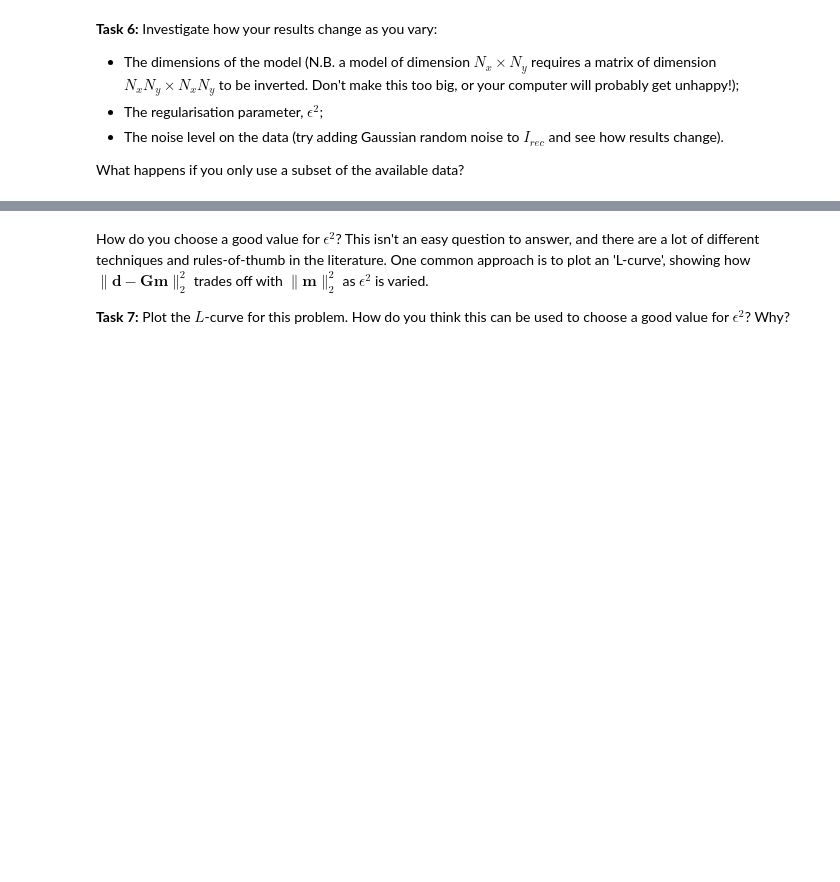
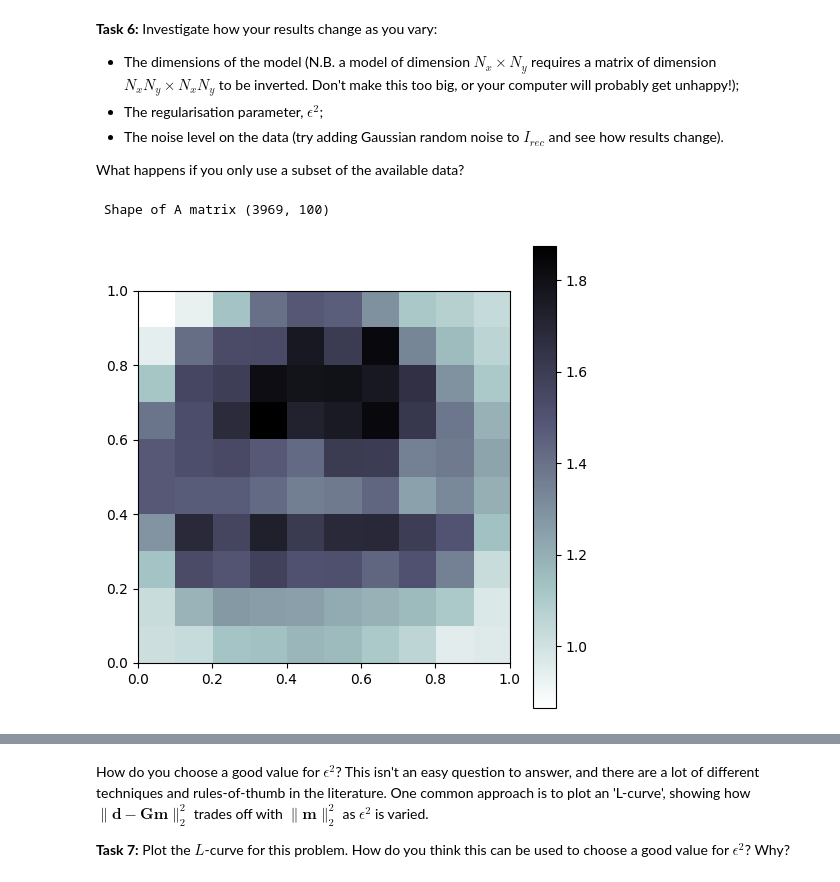
Before and after one commit to msambridge/InversionPracticals, a Jupyter notebook: Solutions/S2.1 - X-Ray Tomography-solution.ipynb, the cells around one changed output, grey strips where cells are left out. Cells and saved outputs as stored; diff of their text form; code cells hidden in the pictures; blank space fills up the shorter version.

```diff
--- a/Solutions/S2.1 - X-Ray Tomography-solution.ipynb
+++ b/Solutions/S2.1 - X-Ray Tomography-solution.ipynb
@@ -203,3 +203,13 @@ What happens if you only use a subset of the available data?
 # %%
 # Try it here! You can insert more cells by selecting Cell > Insert Cell Above/Below from the menu
 # bar, or by pressing Esc to enter command mode and then hitting A or B (for above/below).
+
+model = np.ones([10,10])
+attns, A = xrt.tracer(model,paths)
+print(' Shape of A matrix',np.shape(A))
+# Here is a 10 x 10 low res model
+m10 = solveInverseProblem(A,d,0.001)
+xrt.displayModel(m10.reshape(np.shape(model)))
+# %% [output]
+ Shape of A matrix (3969, 100)
+[figure, added]
```
Also changed, not shown: parts of 7 cells of this notebook, 3 other files.
